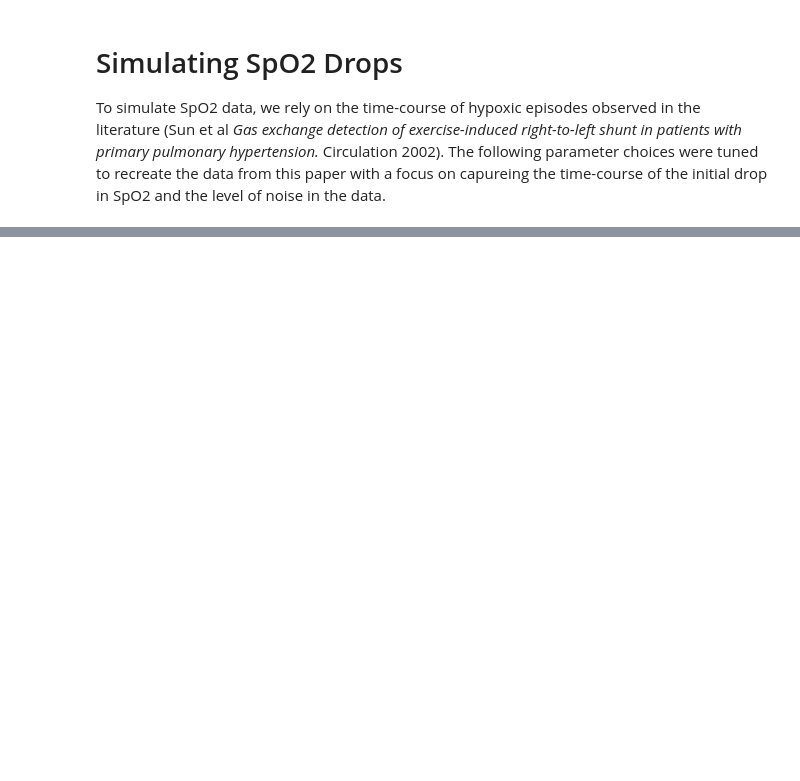
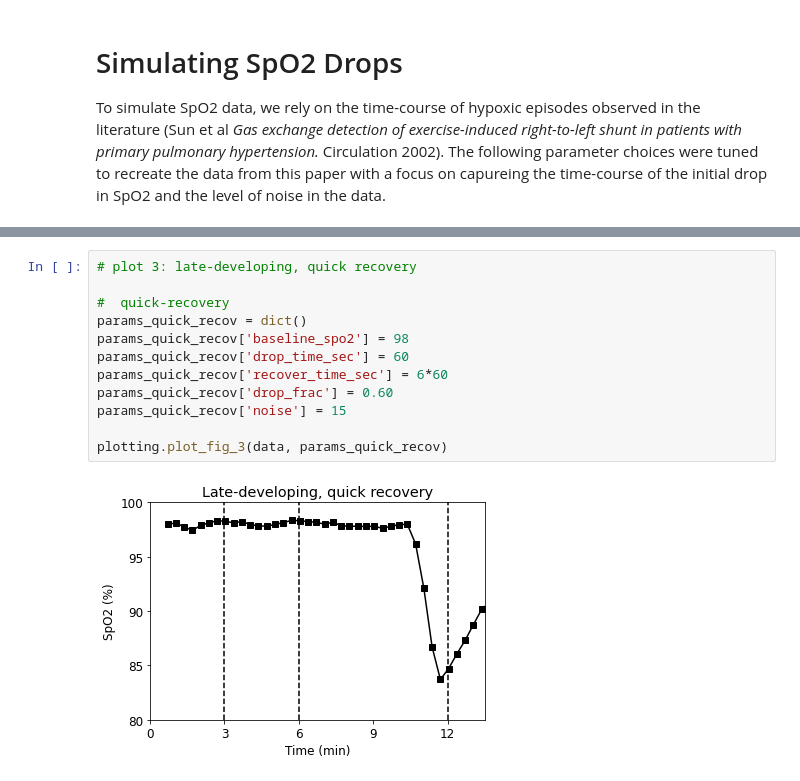
Before and after one commit to aarusso/OxiWear, a Jupyter notebook: demo.ipynb, the cells around one changed output, grey strips where cells are left out. Cells and saved outputs as stored; diff of their text form; blank space fills up the shorter version.

```diff
--- a/demo.ipynb
+++ b/demo.ipynb
@@ -226,0 +156,14 @@ We have shown that very brief sample durations (~5 seconds) are sufficient to ca
+# %%
+# plot 3: late-developing, quick recovery
+
+#  quick-recovery
+params_quick_recov = dict()
+params_quick_recov['baseline_spo2'] = 98
+params_quick_recov['drop_time_sec'] = 60
+params_quick_recov['recover_time_sec'] = 6*60
+params_quick_recov['drop_frac'] = 0.60
+params_quick_recov['noise'] = 15
+
+plotting.plot_fig_3(data, params_quick_recov)
+# %% [output]
+[figure, added]
```
Also changed, not shown: parts of 31 cells of this notebook, 4 other files.
